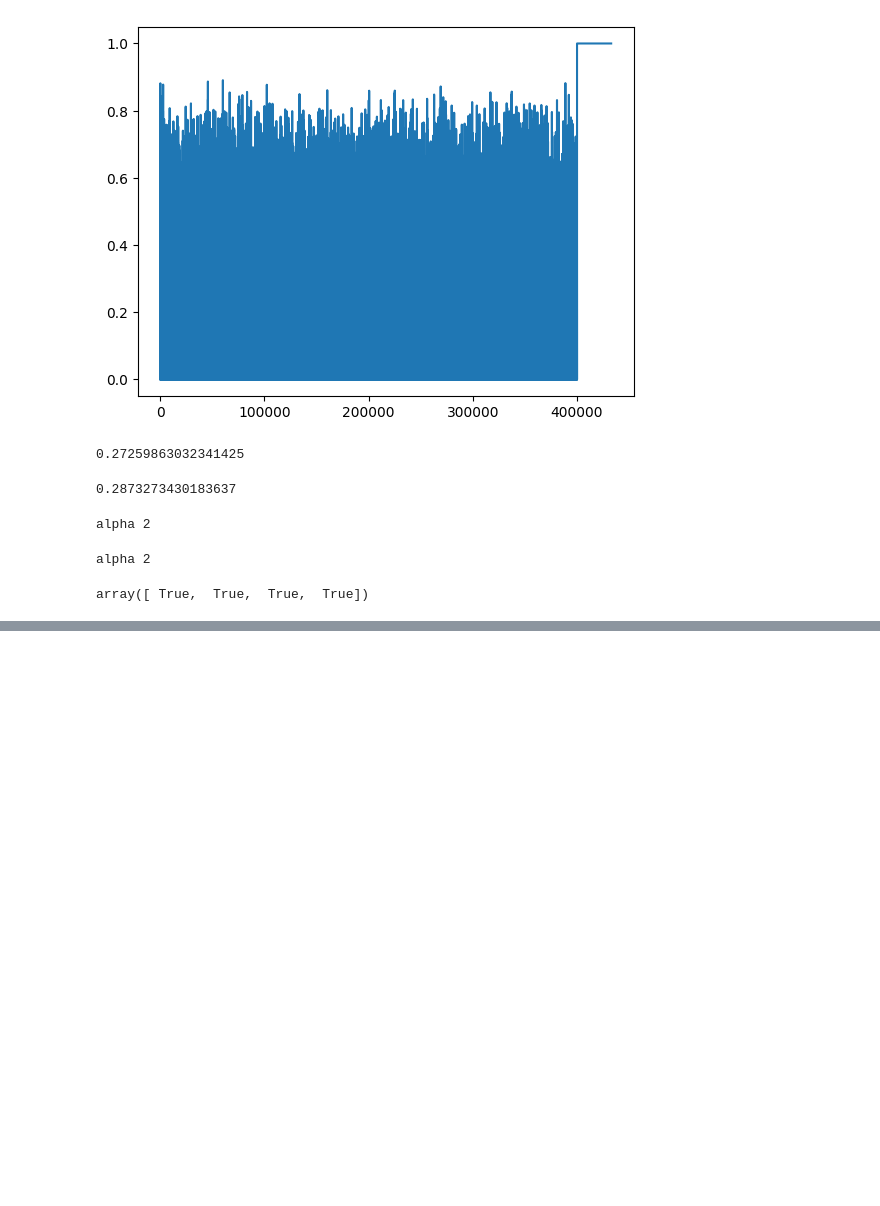
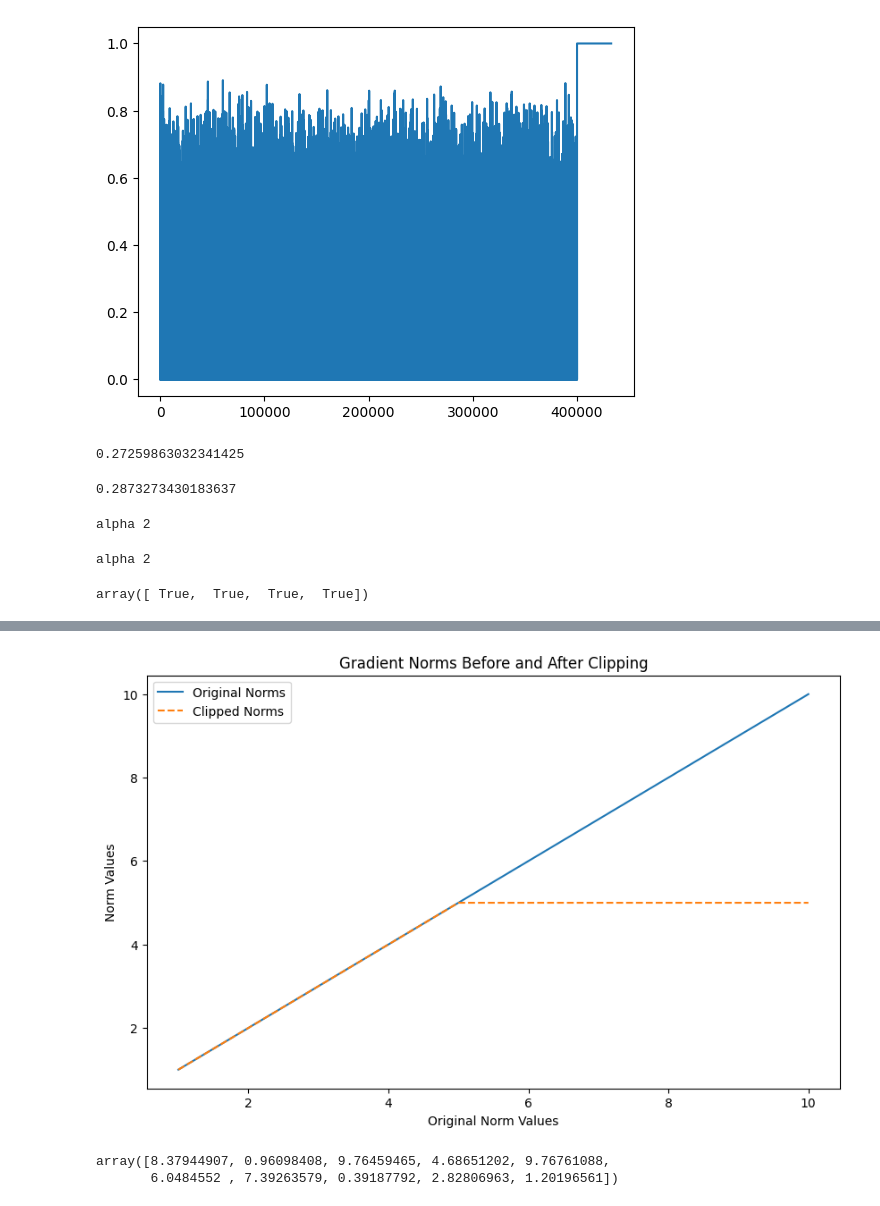
Before and after one commit to Daniel-Haas-B/NeuralQuantumState, a Jupyter notebook: thesis_misc/crazystuff.ipynb, the cells around one changed output, grey strips where cells are left out. Drawn from its saved outputs; the diff is of its cells as text; code cells hidden in the pictures; blank space fills up the shorter version.

```diff
--- a/thesis_misc/crazystuff.ipynb
+++ b/thesis_misc/crazystuff.ipynb
@@ -1155,0 +1090,44 @@ JAX sort time: 114.82654786109924 seconds
+# %%
+## gradient clip simultion
+import numpy as np
+import matplotlib.pyplot as plt
+# fake gradient values
+
+g_norms = np.random.rand(10) * 10
+
+# construct random vectors with those norms
+np.random.seed(0)  # For reproducibility
+g = np.random.randn(10, 3)  # Assume gradient vectors in 3D space
+g = g / np.linalg.norm(g, axis=1)[:, np.newaxis] * g_norms[:, np.newaxis]  # Normalize and scale
+
+
+def grad_clip(g, lim):
+    for i, g_i in enumerate(g):
+        g_norm = np.linalg.norm(g_i)
+        if g_norm > lim:
+            g[i] = g_i * lim/g_norm
+
+
+
+lim = 5  # Example limit for gradient clipping
+grad_clip(g, lim)
+
+#plot the norms versus the clipped norms
+original_norms = g_norms
+clipped_norms = np.linalg.norm(g, axis=1)
+
+plt.figure(figsize=(10, 6))
+plt.plot(g_norms, original_norms, label='Original Norms')
+plt.plot(g_norms, clipped_norms, label='Clipped Norms', linestyle='--')
+plt.xlabel('Original Norm Values')
+plt.ylabel('Norm Values')
+plt.title('Gradient Norms Before and After Clipping')
+plt.legend()
+plt.show()
+# %% [output]
+[figure, added]
+# %%
+np.random.rand(10) * 10
+# %% [output]
+array([8.37944907, 0.96098408, 9.76459465, 4.68651202, 9.76761088,
+       6.0484552 , 7.39263579, 0.39187792, 2.82806963, 1.20196561])
```
Also changed, not shown: parts of 17 cells of this notebook, 10 other files.
